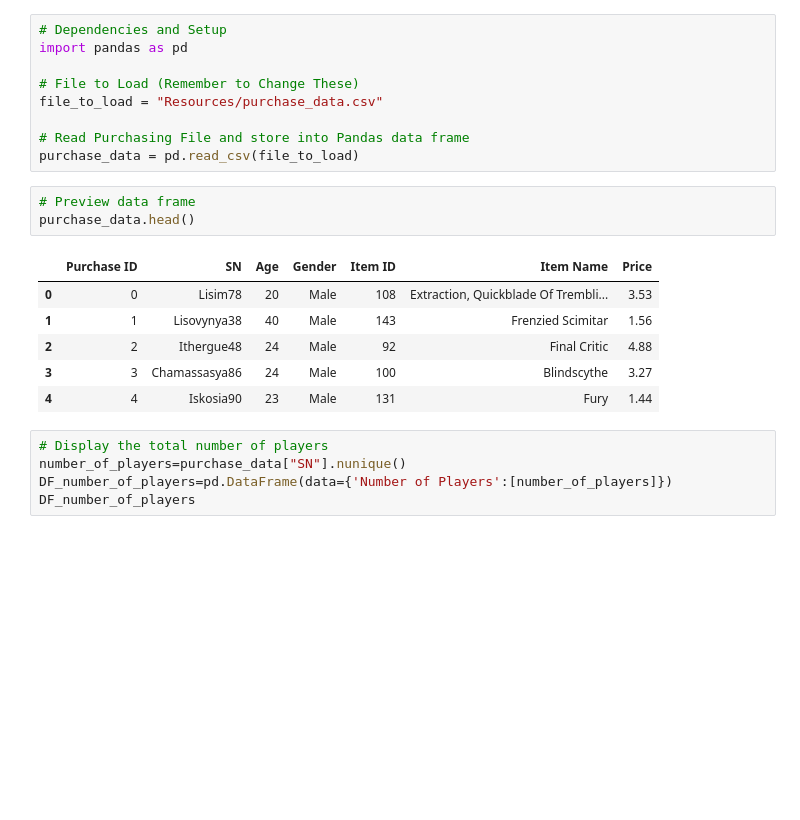
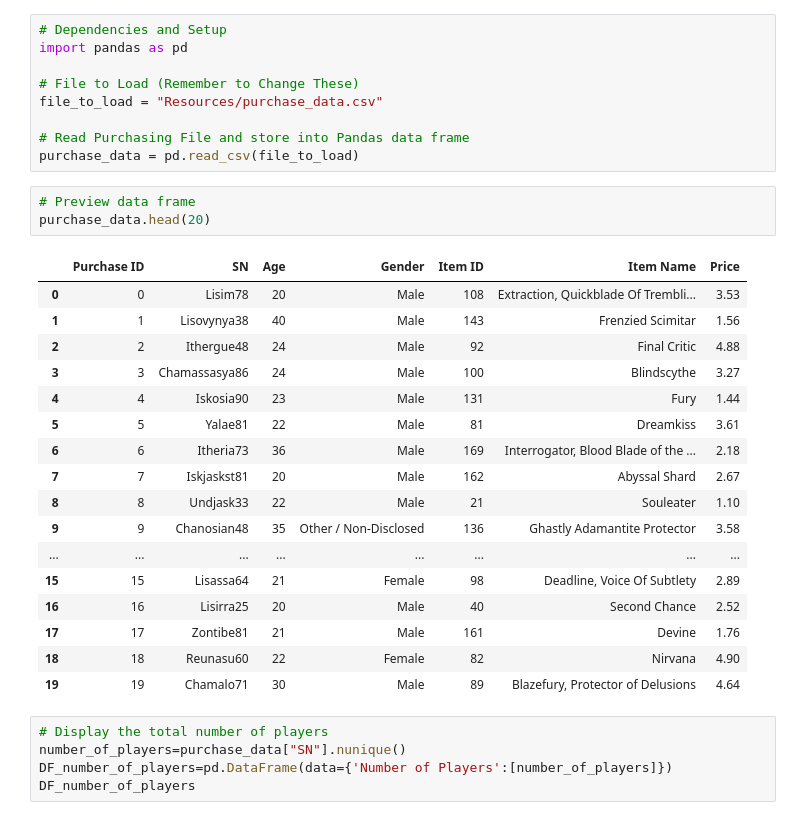
Before and after one commit to carlosyair22/pandas-challenge, a Jupyter notebook: HeroesOfPymoli/Heroes of Pymoli.ipynb, the cells around one changed output. Cells and saved outputs as stored; diff of their text form; blank space fills up the shorter version.

```diff
--- a/HeroesOfPymoli/Heroes of Pymoli.ipynb
+++ b/HeroesOfPymoli/Heroes of Pymoli.ipynb
@@ -9,14 +9,25 @@ file_to_load = "Resources/purchase_data.csv"
 purchase_data = pd.read_csv(file_to_load)
 # %%
 # Preview data frame
-purchase_data.head()
+purchase_data.head(20)
 # %% [output]
 |  | Purchase ID | SN | Age | Gender | Item ID | Item Name | Price |
 | 0 | 0 | Lisim78 | 20 | Male | 108 | Extraction, Quickblade Of Trembli... | 3.53 |
 | 1 | 1 | Lisovynya38 | 40 | Male | 143 | Frenzied Scimitar | 1.56 |
 | 2 | 2 | Ithergue48 | 24 | Male | 92 | Final Critic | 4.88 |
 | 3 | 3 | Chamassasya86 | 24 | Male | 100 | Blindscythe | 3.27 |
 | 4 | 4 | Iskosia90 | 23 | Male | 131 | Fury | 1.44 |
+| 5 | 5 | Yalae81 | 22 | Male | 81 | Dreamkiss | 3.61 |
+| 6 | 6 | Itheria73 | 36 | Male | 169 | Interrogator, Blood Blade of the ... | 2.18 |
+| 7 | 7 | Iskjaskst81 | 20 | Male | 162 | Abyssal Shard | 2.67 |
+| 8 | 8 | Undjask33 | 22 | Male | 21 | Souleater | 1.10 |
+| 9 | 9 | Chanosian48 | 35 | Other / Non-Disclosed | 136 | Ghastly Adamantite Protector | 3.58 |
+| ... | ... | ... | ... | ... | ... | ... | ... |
+| 15 | 15 | Lisassa64 | 21 | Female | 98 | Deadline, Voice Of Subtlety | 2.89 |
+| 16 | 16 | Lisirra25 | 20 | Male | 40 | Second Chance | 2.52 |
+| 17 | 17 | Zontibe81 | 21 | Male | 161 | Devine | 1.76 |
+| 18 | 18 | Reunasu60 | 22 | Female | 82 | Nirvana | 4.90 |
+| 19 | 19 | Chamalo71 | 30 | Male | 89 | Blazefury, Protector of Delusions | 4.64 |
 # %%
 # Display the total number of players
 number_of_players=purchase_data["SN"].nunique()
```
Also changed, not shown: parts of 14 cells of this notebook, 1 other file.
